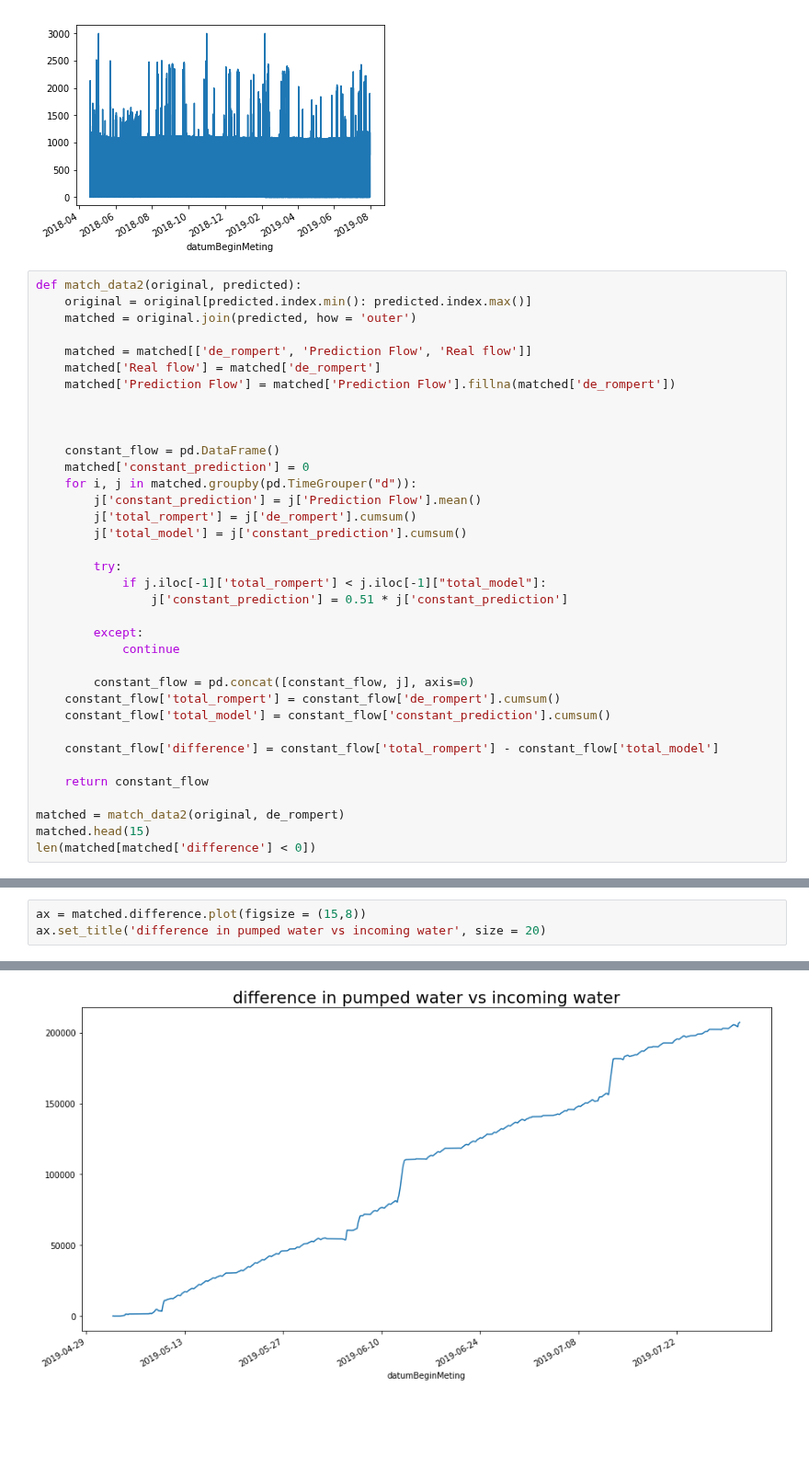
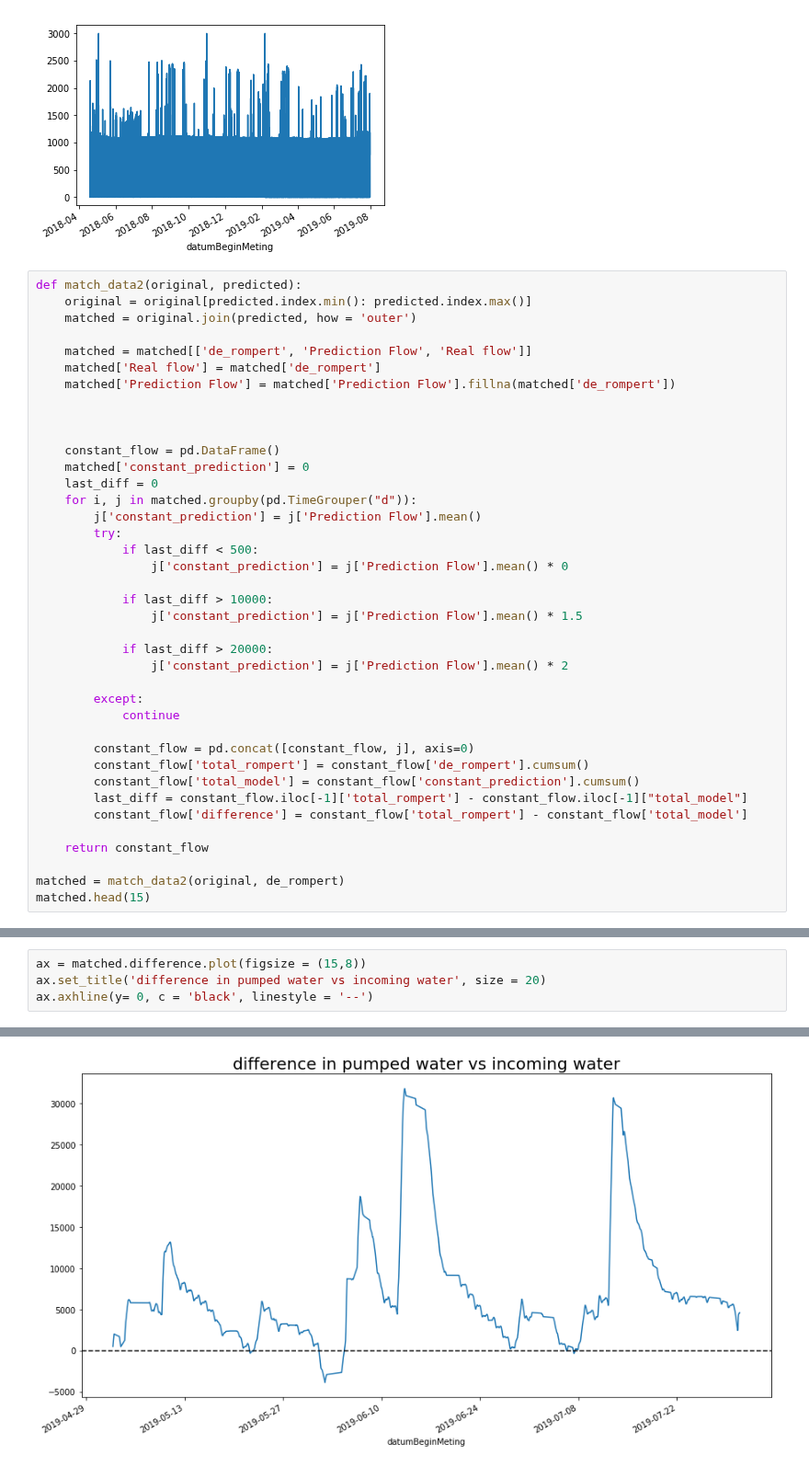
Before and after one commit to Trezorro/waterschap-datachallenge, a Jupyter notebook: Model 2.ipynb, the cells around one changed output, grey strips where cells are left out. Shown at 92% size. Saved outputs shown, nothing was run; the diff lists cells and outputs as text; blank space fills up the shorter version.

```diff
--- a/Model 2.ipynb
+++ b/Model 2.ipynb
@@ -212,27 +212,30 @@ def match_data2(original, predicted):
 
     constant_flow = pd.DataFrame()
     matched['constant_prediction'] = 0
+    last_diff = 0
     for i, j in matched.groupby(pd.TimeGrouper("d")):
         j['constant_prediction'] = j['Prediction Flow'].mean()
-        j['total_rompert'] = j['de_rompert'].cumsum()
-        j['total_model'] = j['constant_prediction'].cumsum()
+        try:
+            if last_diff < 500:
+                j['constant_prediction'] = j['Prediction Flow'].mean() * 0
 
-        try:
-            if j.iloc[-1]['total_rompert'] < j.iloc[-1]["total_model"]:
-                j['constant_prediction'] = 0.51 * j['constant_prediction']
+            if last_diff > 10000:
+                j['constant_prediction'] = j['Prediction Flow'].mean() * 1.5
+
+            if last_diff > 20000:
+                j['constant_prediction'] = j['Prediction Flow'].mean() * 2
 
         except:
             continue
 
         constant_flow = pd.concat([constant_flow, j], axis=0)
-    constant_flow['total_rompert'] = constant_flow['de_rompert'].cumsum()
-    constant_flow['total_model'] = constant_flow['constant_prediction'].cumsum()
-
-    constant_flow['difference'] = constant_flow['total_rompert'] - constant_flow['total_model']
+        constant_flow['total_rompert'] = constant_flow['de_rompert'].cumsum()
+        constant_flow['total_model'] = constant_flow['constant_prediction'].cumsum()
+        last_diff = constant_flow.iloc[-1]['total_rompert'] - constant_flow.iloc[-1]["total_model"]
+        constant_flow['difference'] = constant_flow['total_rompert'] - constant_flow['total_model']
 
     return constant_flow
 
 matched = match_data2(original, de_rompert)
 matched.head(15)
-len(matched[matched['difference'] < 0])
 # %% [output]
@@ -256,4 +280,5 @@ ax.legend(prop={'size': 15})
 # %%
 ax = matched.difference.plot(figsize = (15,8))
 ax.set_title('difference in pumped water vs incoming water', size = 20)
+ax.axhline(y= 0, c = 'black', linestyle = '--')
 # %% [output]
@@ -261 +286 @@ Text(0.5,1,'difference in pumped water vs incoming water')
-[figure, old version]
+[figure, new version]
```
Also changed, not shown: parts of 4 cells of this notebook.
